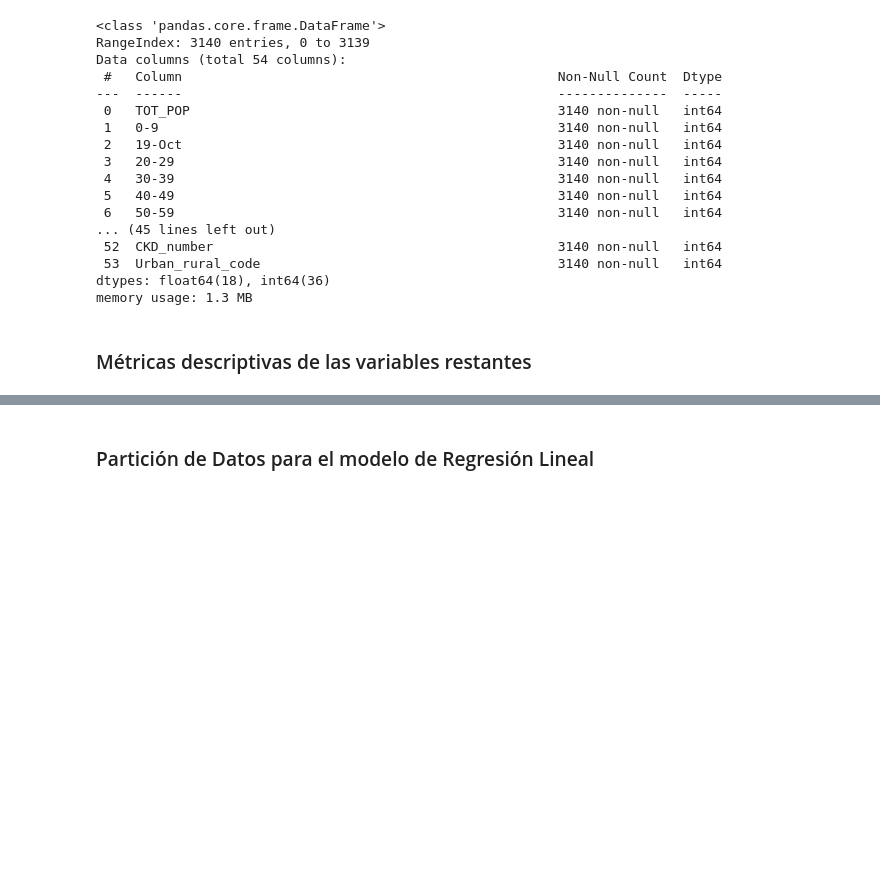
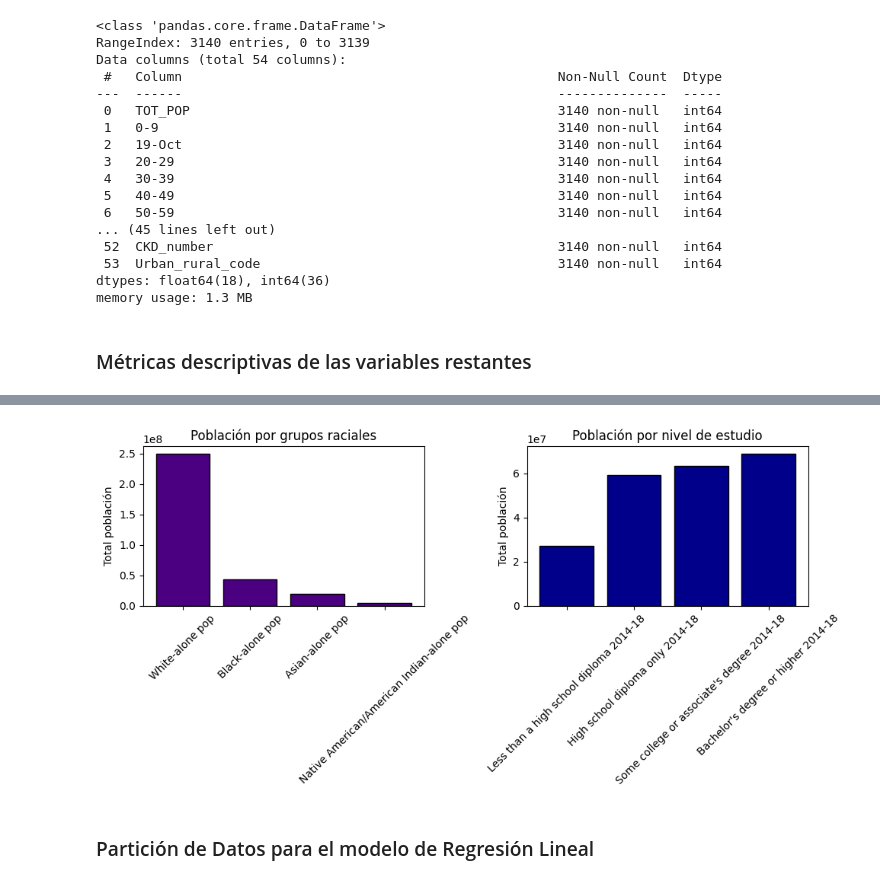
Before and after one commit to 4GeeksAcademy/MLP_regularizado, a Jupyter notebook: src/explore.ipynb, the cells around one changed output, grey strips where cells are left out. Saved outputs shown, nothing was run; the diff lists cells and outputs as text; code cells hidden in the pictures; blank space fills up the shorter version.

```diff
--- a/src/explore.ipynb
+++ b/src/explore.ipynb
@@ -230,2 +248,26 @@ df_cleaned.describe().T
+# %%
+
+fig, axs = plt.subplots(1, 2, figsize=(10, 5))
+
+labels_rac = ['White-alone pop', 'Black-alone pop', 'Asian-alone pop', 'Native American/American Indian-alone pop']
+values_rac = df_cleaned[labels_rac].sum().values
+
+labels_study = ["Less than a high school diploma 2014-18", "High school diploma only 2014-18", "Some college or associate's degree 2014-18","Bachelor's degree or higher 2014-18"]
+values_study = df_cleaned[labels_study].sum().values
+
+axs[0].bar(labels_rac, values_rac, color = 'indigo', edgecolor = 'black')
+axs[0].set_title('Población por grupos raciales')
+axs[0].set_ylabel('Total población')
+axs[0].set_xticklabels(labels_rac, rotation=45)
+
+axs[1].bar(labels_study, values_study, color = 'darkblue', edgecolor = 'black')
+axs[1].set_title('Población por nivel de estudio')
+axs[1].set_ylabel('Total población')
+axs[1].set_xticklabels(labels_study, rotation=45)
+
+plt.tight_layout()
+plt.show()
+# %% [output]
+[figure, added]
 # %%
 #Creamos una lista con las enfermedades que no queremos tomar en el estudio para desconsiderar en la partición de datos
```
Also changed, not shown: parts of 41 cells of this notebook, 1 other file.
